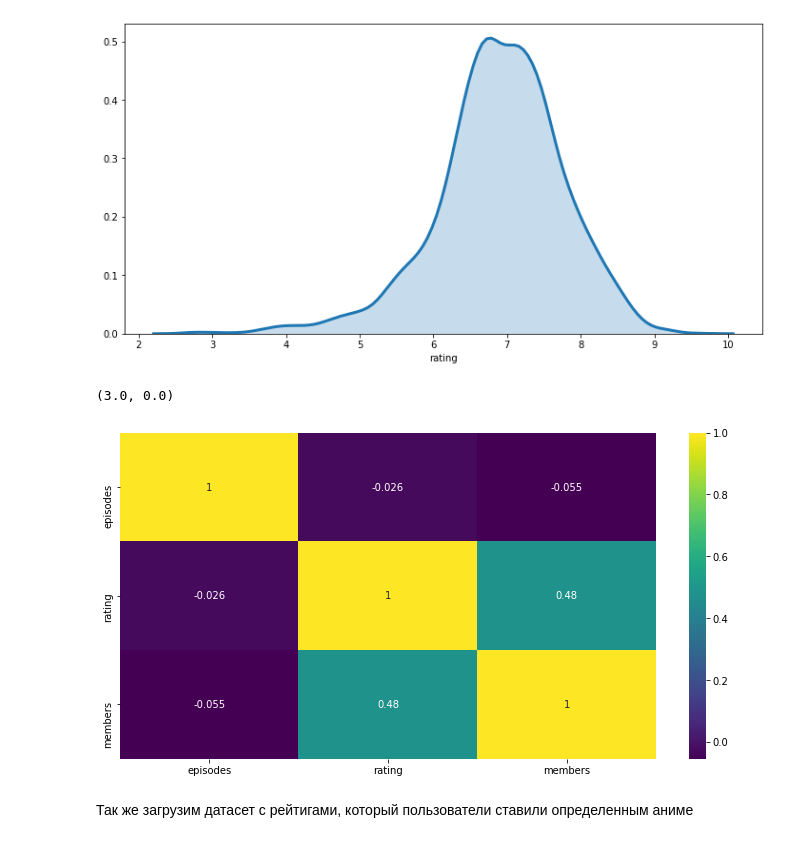
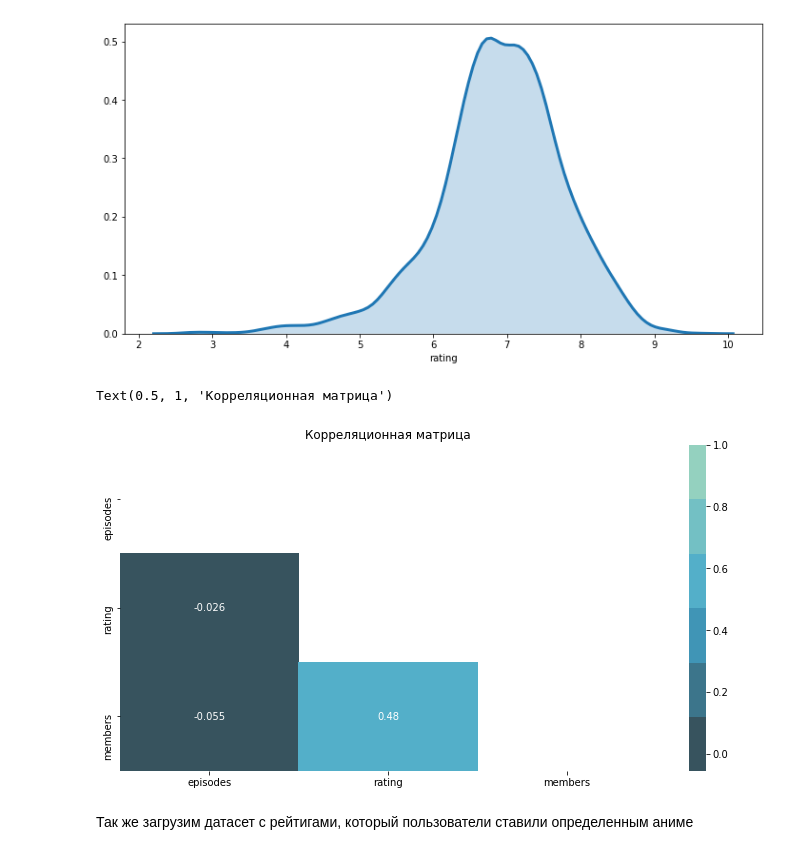
Before and after one commit to dokapoka/paper_recomm_systems, a Jupyter notebook: paper/recommendation_system_paper.ipynb, the cells around one changed output. Drawn from its saved outputs; the diff is of its cells as text; code cells hidden in the pictures.

```diff
--- a/paper/recommendation_system_paper.ipynb
+++ b/paper/recommendation_system_paper.ipynb
@@ -47,0 +79,2 @@ anime.episodes = pd.to_numeric(anime.episodes.replace('Unknown', ''), downcast='
+# %%
+anime = anime.drop(anime[anime.rating.isnull()].index, axis=0)
@@ -80,12 +127,15 @@ sns.distplot(anime.rating, hist = False, kde = True, kde_kws = {'shade': True, '
 [figure]
 # %%
 plt.figure(figsize=(12, 6))
-ax = sns.heatmap(anime[['episodes', 'rating', 'members']].corr(), annot=True, cmap='viridis')
+mask = np.triu(np.ones_like(anime[['episodes', 'rating', 'members']].corr(), dtype=np.bool))
+ax = sns.heatmap(anime[['episodes', 'rating', 'members']].corr(), annot=True, cmap=sns.color_palette("GnBu_d"),
+                mask=mask)
 i, k = ax.get_ylim()
 ax.set_ylim(i+0.5, k-0.5)
+plt.title('Корреляционная матрица')
 # %% [output]
-(3.0, 0.0)
+Text(0.5, 1, 'Корреляционная матрица')
-[figure, old version]
+[figure, new version]
 # %% [markdown]
 Так же загрузим датасет с рейтигами, который пользователи ставили определенным аниме
 # %%
```
Also changed, not shown: parts of 34 cells of this notebook, 18 other files.
